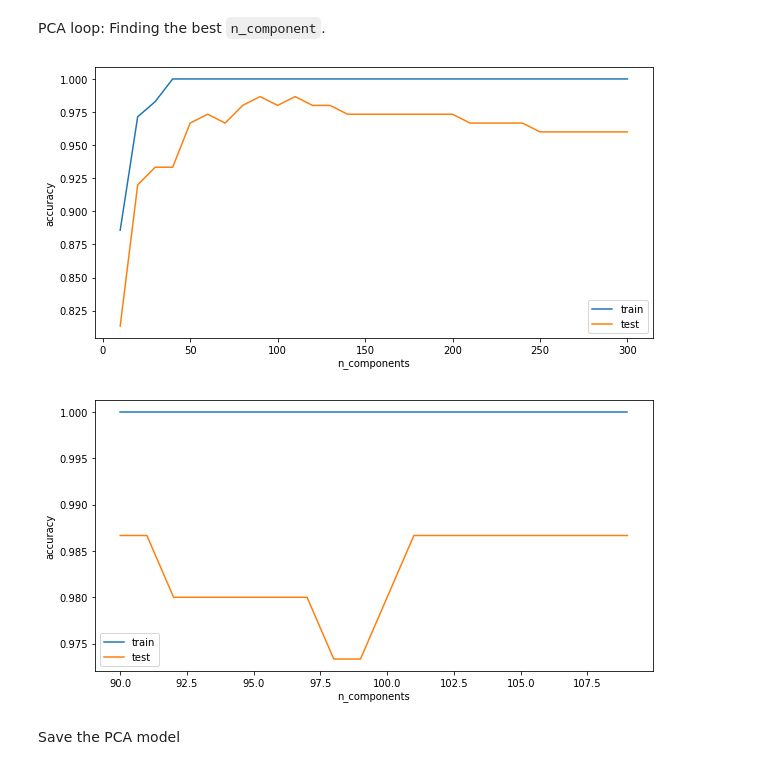
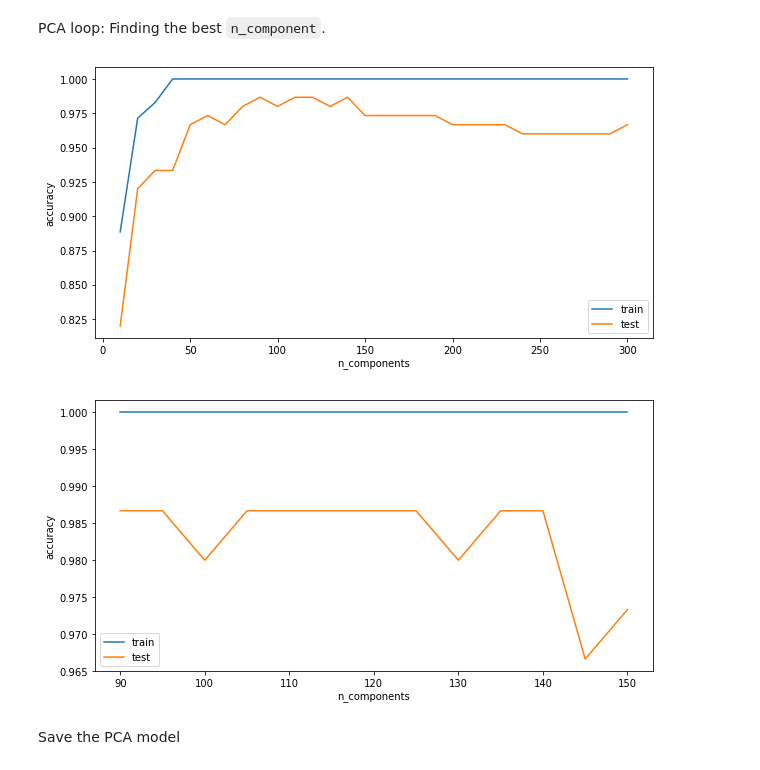
Before and after one commit to leephilipx/intelligent-system-design, a Jupyter notebook: part1/face-rec/combined_all.ipynb, the cells around one changed output. Cells and saved outputs as stored; diff of their text form; code cells hidden in the pictures.

```diff
--- a/part1/face-rec/combined_all.ipynb
+++ b/part1/face-rec/combined_all.ipynb
@@ -244,7 +254,7 @@ y_test: (150,)
 [figure]
 # %%
 def gaussian_blur(images):
-    return np.array([cv2.GaussianBlur(im, (3, 3), cv2.BORDER_DEFAULT) for im in images])
+    return np.array([cv2.GaussianBlur(im, (3, 3), 0) for im in images])
 
 # Gaussian blur the images
 X_train = np.concatenate([X_train, gaussian_blur(X_train)], axis=0)
@@ -257,6 +267,7 @@ print('y_train:', y_train.shape)
 print('X_test:', X_test.shape)
 print('y_test:', y_test.shape)
 
+plot_images(X_train, y_train, n=(4, 2), random=False)
 plot_images(X_train[len(X_train)//2:], y_train, n=(4, 2), random=False)
 # %% [output]
 X_train: (700, 100, 75)
@@ -354,8 +393,8 @@ def plot_res(res):
 # %%
 find_best_n_component(range(10, min(len(y_train), 301), 10), plot=True);
 # %% [output]
-[figure, old version]
+[figure, new version]
 # %%
-find_best_n_component(range(90, 110), plot=True);
+find_best_n_component(range(90, 155, 5), plot=True);
 # %% [output]
-[figure, old version]
+[figure, new version]
```
Also changed, not shown: parts of 25 cells of this notebook, 4 other files.
